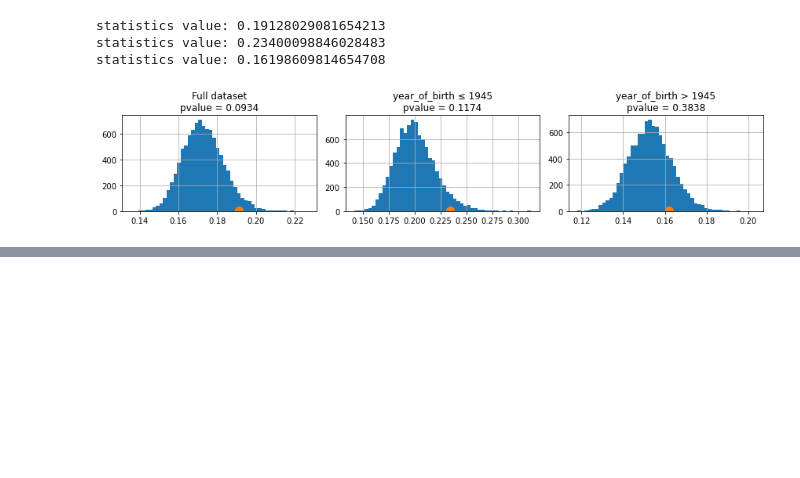
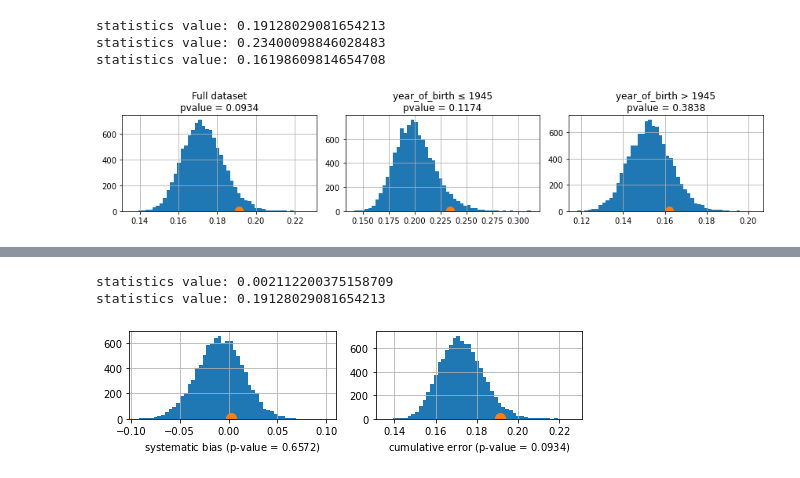
Before and after one commit to LingConLab/Can-recall-data-be-trusted, a Jupyter notebook: make-pics.ipynb, the cells around one changed output, grey strips where cells are left out. Cells and saved outputs as stored; diff of their text form; code cells hidden in the pictures; blank space fills up the shorter version.

```diff
--- a/make-pics.ipynb
+++ b/make-pics.ipynb
@@ -363,0 +380,31 @@ ci(delta_itm_bootstrap.groupby("iter")["delta"].mean())
+# %%
+fig, (ax1, ax2) = plt.subplots(nrows=1, ncols=2, figsize=(7, 2), )
+
+_, pvalue = test_hyp(
+    delta_itm_full,
+    delta_itm_perm,
+    ax1,
+    stat_column="delta",
+    stat_function=identity,
+    agg_function=np.mean,
+)
+
+ax1.set_xlabel(f"systematic bias (p-value = ${pvalue}$)")
+
+_, pvalue = test_hyp(
+    delta_itm_full,
+    delta_itm_perm,
+    ax2,
+    stat_column="delta_absolute",
+    stat_function=np.absolute,
+    agg_function=np.mean,
+)
+
+ax2.set_xlabel(f"cumulative error (p-value = ${pvalue}$)")
+fig.align_labels()
+plt.tight_layout()
+plt.savefig("itm-systematic-bias-and-cumulative-error.pdf")
+# %% [output]
+statistics value: 0.002112200375158709
+statistics value: 0.19128029081654213
+[figure, added]
```
Also changed, not shown: parts of 3 cells of this notebook.
